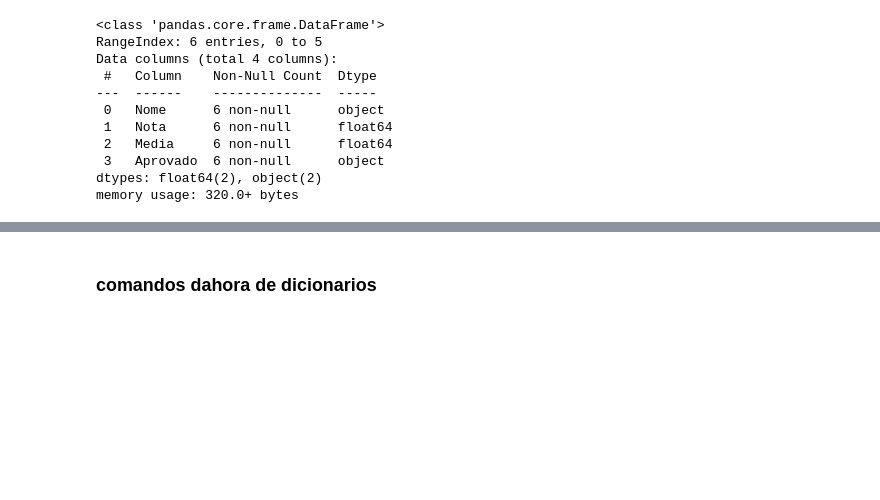
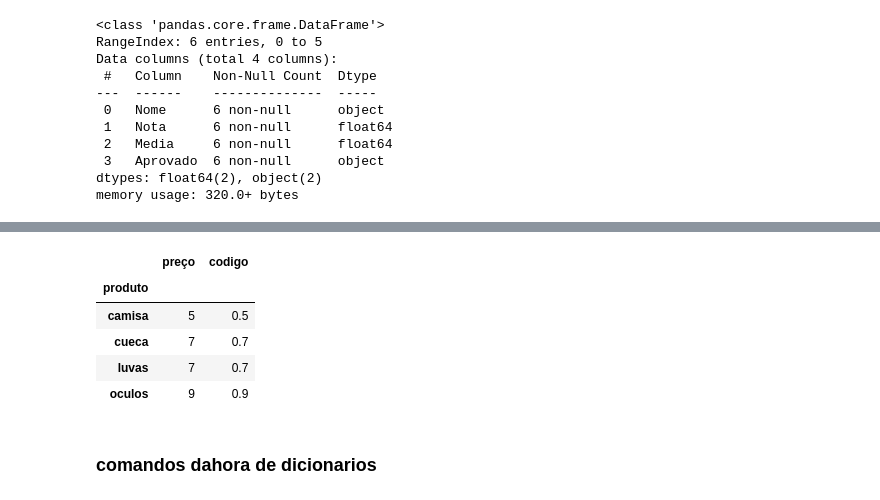
Before and after one commit to calgns/pandas-basico, a Jupyter notebook: pd.ipynb, the cells around one changed output, grey strips where cells are left out. Cells and saved outputs as stored; diff of their text form; code cells hidden in the pictures; blank space fills up the shorter version.

Commit message:
explicado groupby

```diff
--- a/pd.ipynb
+++ b/pd.ipynb
@@ -924,3 +946,16 @@ memory usage: 320.0+ bytes
+# %%
+# basicamente ele soma valores repetidos dando em resposta o valor final da soma ou função que você colocar
+# na frente dele. nesse caso foi sum logo ele me deu o valor final do valor dos produtos
+# caso eu compre todos da mesma seleção. exemplo: comprei todas as camisas da loja logo paguei 5.00 BR$.
+# lembrando que ele não somará apenas uma coluna, mas sim todas que sejam int.
+venda_df.groupby("produto").sum()
+# %% [output]
+|  | preço | codigo |
+| produto |  |  |
+| camisa | 5 | 0.5 |
+| cueca | 7 | 0.7 |
+| luvas | 7 | 0.7 |
+| oculos | 9 | 0.9 |
 # %% [markdown]
 ### comandos dahora de dicionarios
 # %%
```
Also changed, not shown: parts of 3 cells of this notebook.
